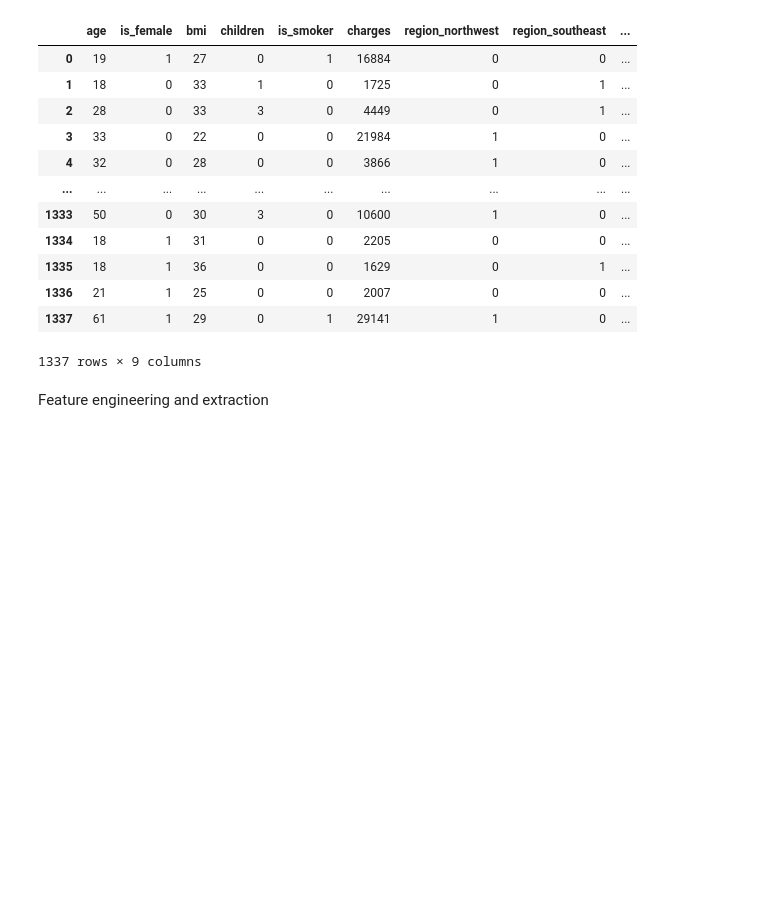
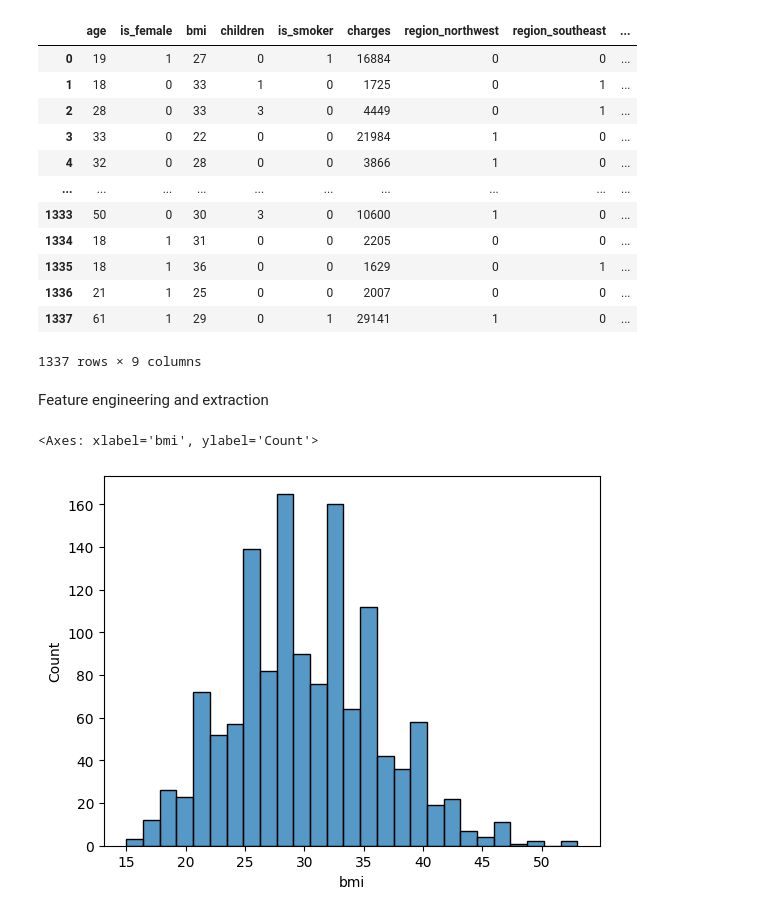
Before and after one commit to nur21horin/machine_learning_part1, a Jupyter notebook: insurance.ipynb, the cells around one changed output. Cells and saved outputs as stored; diff of their text form; code cells hidden in the pictures; blank space fills up the shorter version.

```diff
--- a/insurance.ipynb
+++ b/insurance.ipynb
@@ -315,3 +315,8 @@ df_cleaned
 1337 rows × 9 columns
 # %% [markdown]
 Feature engineering and extraction
+# %%
+sns.histplot(df_cleaned['bmi'])
+# %% [output]
+<Axes: xlabel='bmi', ylabel='Count'>
+[figure, added]
```
Also changed, not shown: parts of 7 cells of this notebook.
